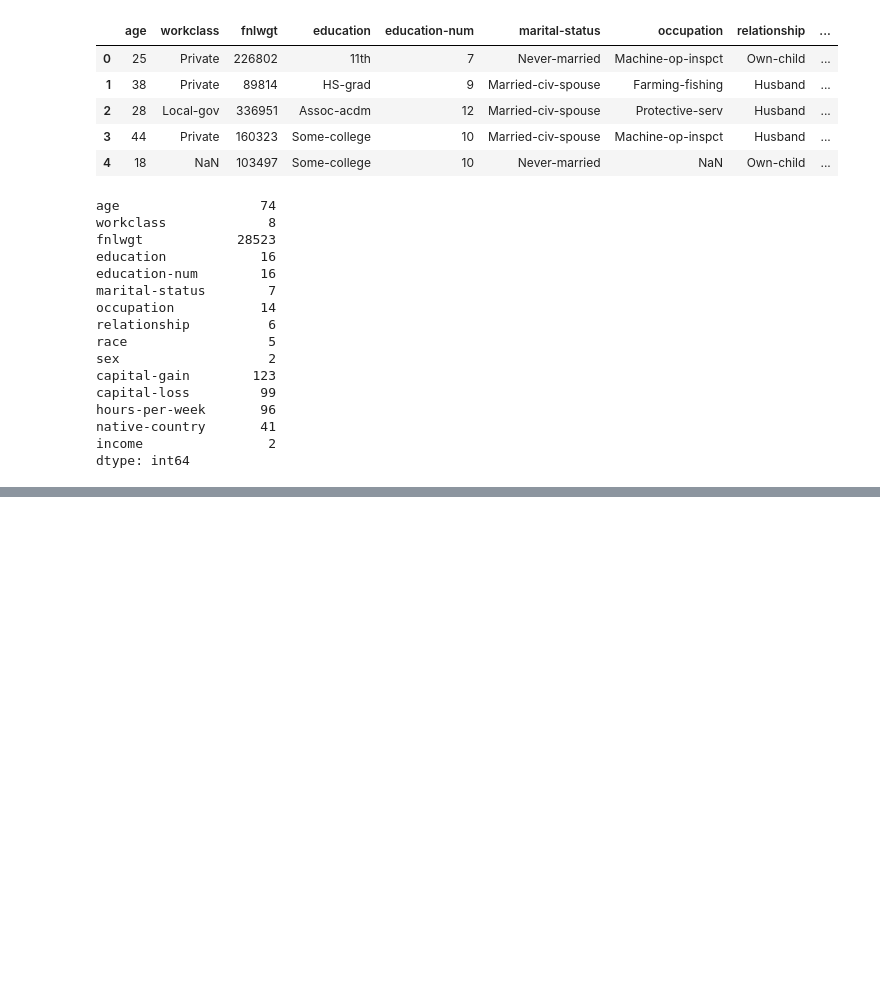
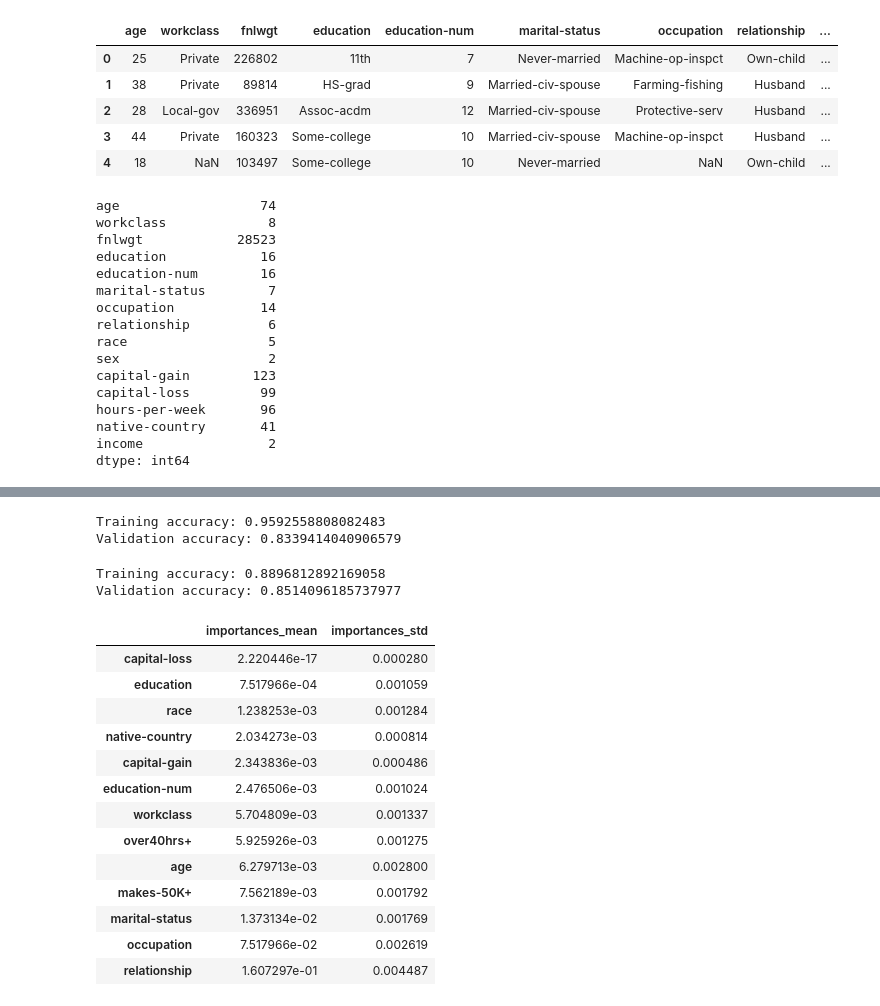
Before and after one commit to VPDeb/DS-Unit-2-Applied-Modeling, a Jupyter notebook: module3-permutation-boosting/LS_DS_233_assignment.ipynb, the cells around one changed output, grey strips where cells are left out. Saved outputs shown, nothing was run; the diff lists cells and outputs as text; code cells hidden in the pictures; blank space fills up the shorter version.

```diff
--- a/module3-permutation-boosting/LS_DS_233_assignment.ipynb
+++ b/module3-permutation-boosting/LS_DS_233_assignment.ipynb
@@ -277,0 +352,36 @@ from category_encoders import OrdinalEncoder
+# %%
+print('Training accuracy:', model_bag.score(X_train, y_train))
+print('Validation accuracy:', model_bag.score(X_test, y_test))
+# %% [output]
+Training accuracy: 0.9592558808082483
+Validation accuracy: 0.8339414040906579
+# %%
+print('Training accuracy:', model_boost.score(X_train, y_train))
+print('Validation accuracy:', model_boost.score(X_test, y_test))
+# %% [output]
+Training accuracy: 0.8896812892169058
+Validation accuracy: 0.8514096185737977
+# %%
+perm_imp = permutation_importance(model_boost, X_test, y_test, n_jobs=10, random_state=42)
+
+data = {'importances_mean' : perm_imp['importances_mean'],
+        'importances_std' : perm_imp['importances_std']}
+
+permutation_importances = pd.DataFrame(data, index=X_test.columns)
+permutation_importances.sort_values('importances_mean', ascending=True, inplace=True)
+permutation_importances
+# %% [output]
+|  | importances_mean | importances_std |
+| capital-loss | 2.220446e-17 | 0.000280 |
+| education | 7.517966e-04 | 0.001059 |
+| race | 1.238253e-03 | 0.001284 |
+| native-country | 2.034273e-03 | 0.000814 |
+| capital-gain | 2.343836e-03 | 0.000486 |
+| education-num | 2.476506e-03 | 0.001024 |
+| workclass | 5.704809e-03 | 0.001337 |
+| over40hrs+ | 5.925926e-03 | 0.001275 |
+| age | 6.279713e-03 | 0.002800 |
+| makes-50K+ | 7.562189e-03 | 0.001792 |
+| marital-status | 1.373134e-02 | 0.001769 |
+| occupation | 7.517966e-02 | 0.002619 |
+| relationship | 1.607297e-01 | 0.004487 |
```
Also changed, not shown: parts of 15 cells of this notebook.
